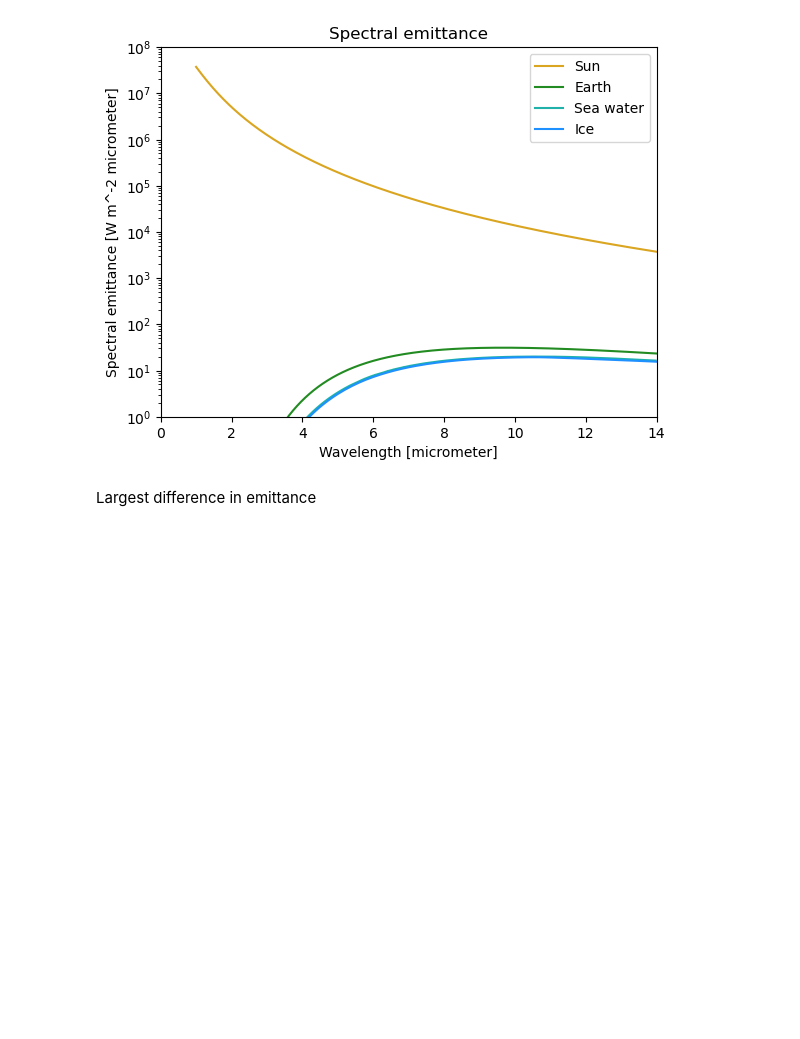
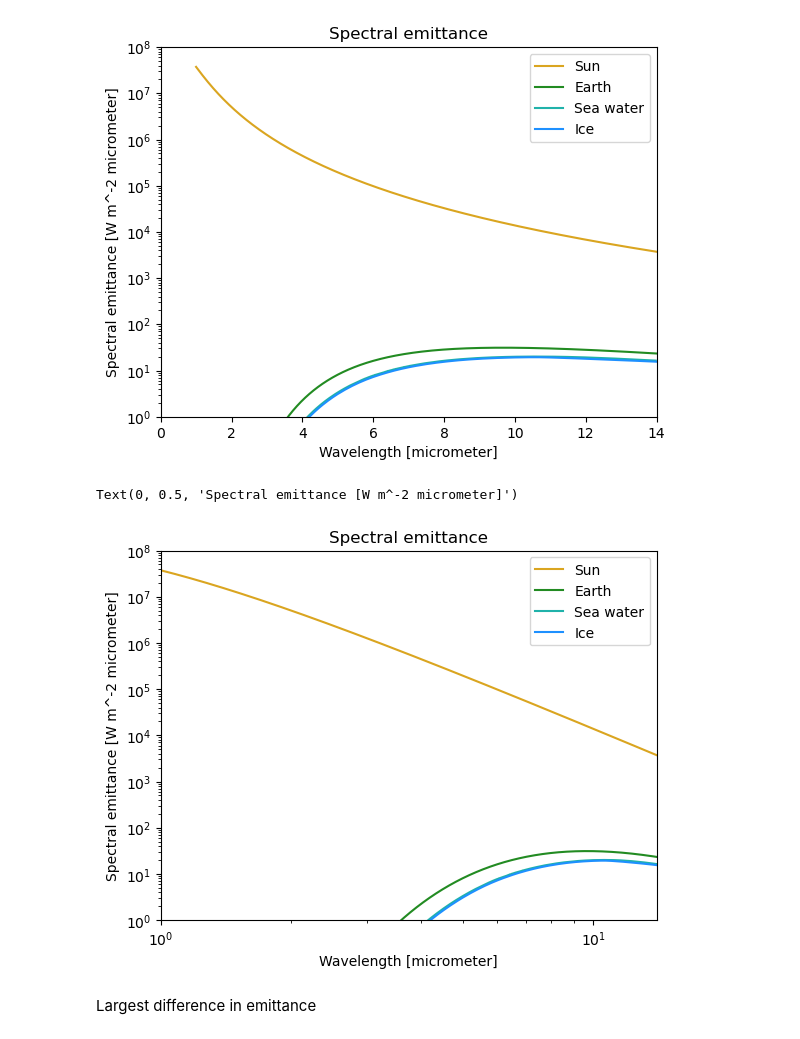
Before and after one commit to debnovalina/PPESO-Practical, a Jupyter notebook: Thermal remote sensing.ipynb, the cells around one changed output. Drawn from its saved outputs; the diff is of its cells as text; code cells hidden in the pictures; blank space fills up the shorter version.

```diff
--- a/Thermal remote sensing.ipynb
+++ b/Thermal remote sensing.ipynb
@@ -178,6 +178,27 @@ plt.ylabel ('Spectral emittance [W m^-2 micrometer]')
 # %% [output]
 Text(0, 0.5, 'Spectral emittance [W m^-2 micrometer]')
 [figure]
+# %%
+# Fuck around find out
+sun = blackbody (6000, wavelengths)*10**(-6)
+earth = blackbody (300, wavelengths)*10**(-6)
+
+plt.plot (wavelengths, sun, label='Sun', color='goldenrod')
+plt.plot (wavelengths, earth, label='Earth', color='forestgreen')
+plt.plot (sea_water[:,0], spec_em_seawater, label='Sea water', color='lightseagreen')
+plt.plot (ice[:,0], spec_em_ice, label='Ice', color='dodgerblue')
+plt.legend ()
+plt.yscale ('log')
+plt.xscale ('log')
+plt.xlim (1, 14)
+plt.ylim (1, 10**8)
+plt.legend ()
+plt.title ('Spectral emittance')
+plt.xlabel ('Wavelength [micrometer]')
+plt.ylabel ('Spectral emittance [W m^-2 micrometer]')
+# %% [output]
+Text(0, 0.5, 'Spectral emittance [W m^-2 micrometer]')
+[figure, added]
 # %% [markdown]
 Largest difference in emittance
 # %%
```
Also changed, not shown: parts of 1 cell of this notebook.
